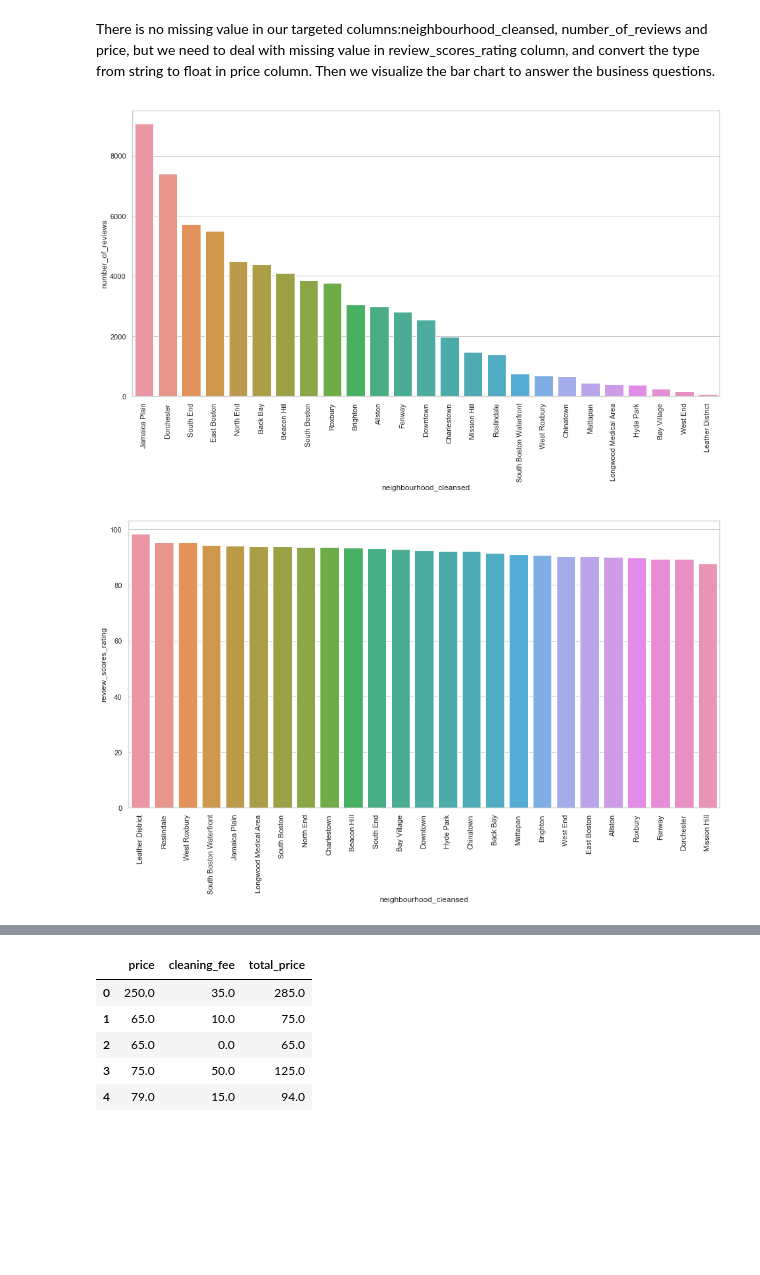
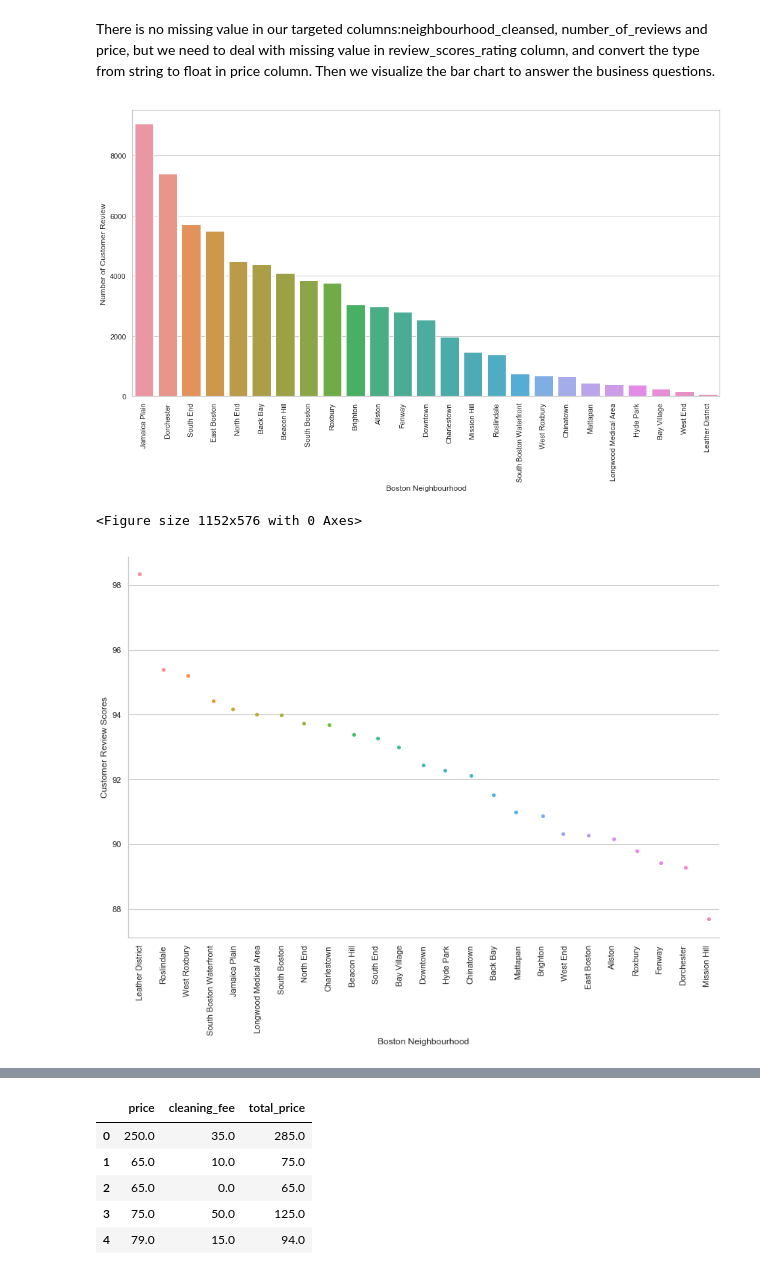
Before and after one commit to sruxll/Boston_Airbnb, a Jupyter notebook: Airbnb_Boston.ipynb, the cells around one changed output, grey strips where cells are left out. Saved outputs shown, nothing was run; the diff lists cells and outputs as text; code cells hidden in the pictures; blank space fills up the shorter version.

Commit message:
Edited graphs and updated code

```diff
--- a/Airbnb_Boston.ipynb
+++ b/Airbnb_Boston.ipynb
@@ -185,6 +185,8 @@ df['neighbourhood'].unique(), df['neighbourhood_cleansed'].unique()
         'South Boston', 'Allston'], dtype=object))
 # %% [markdown]
 There is no missing value in our targeted columns:neighbourhood_cleansed, number_of_reviews and price, but we need to deal with missing value in review_scores_rating column, and convert the type from string to float in price column. Then we visualize the bar chart to answer the business questions.
+# %%
+sns.set(rc={'figure.figsize':(20, 10)})
 # %%
 # Visualize Figure 2: Number of reviews in each area
 neighbour_number_review = df.groupby('neighbourhood_cleansed').sum()['number_of_reviews'].sort_values(ascending=False)
@@ -192,20 +194,26 @@ neighbour_number_review = neighbour_number_review.to_frame().reset_index()
 plt.figure(figsize=(16,8))
 sns.set(style="whitegrid")
 sns.barplot(x="neighbourhood_cleansed", y='number_of_reviews', data=neighbour_number_review)
-plt.xticks(rotation='vertical');
+plt.xticks(rotation='vertical')
+plt.xlabel('Boston Neighbourhood')
+plt.ylabel('Number of Customer Review');
 # %% [output]
-[figure, old version]
+[figure, new version]
 # %%
 # Visualize Figure 3: Average customer rating scores in each area
 df_dropna_rating = df.dropna(subset=['review_scores_rating'])
 neighbour_review_rating = df_dropna_rating.groupby('neighbourhood_cleansed').mean()['review_scores_rating'].sort_values(ascending=False)
 neighbour_review_rating = neighbour_review_rating.to_frame().reset_index()
 plt.figure(figsize=(16,8))
 sns.set(style="whitegrid")
-sns.barplot(x="neighbourhood_cleansed", y='review_scores_rating', data=neighbour_review_rating)
-plt.xticks(rotation='vertical');
+sns.catplot(x="neighbourhood_cleansed", y='review_scores_rating', data=neighbour_review_rating,
+            kind='strip', height=8, aspect=1.5)
+plt.xticks(rotation='vertical')
+plt.xlabel('Boston Neighbourhood')
+plt.ylabel('Customer Review Scores');
 # %% [output]
+<Figure size 1152x576 with 0 Axes>
-[figure, old version]
+[figure, new version]
 # %%
 # Visualize Figure 4: Number of houses available in each area
 df_neighbourhood_counts = df['neighbourhood_cleansed'].value_counts().reset_index()
```
Also changed, not shown: parts of 7 cells of this notebook, 3 other files.
